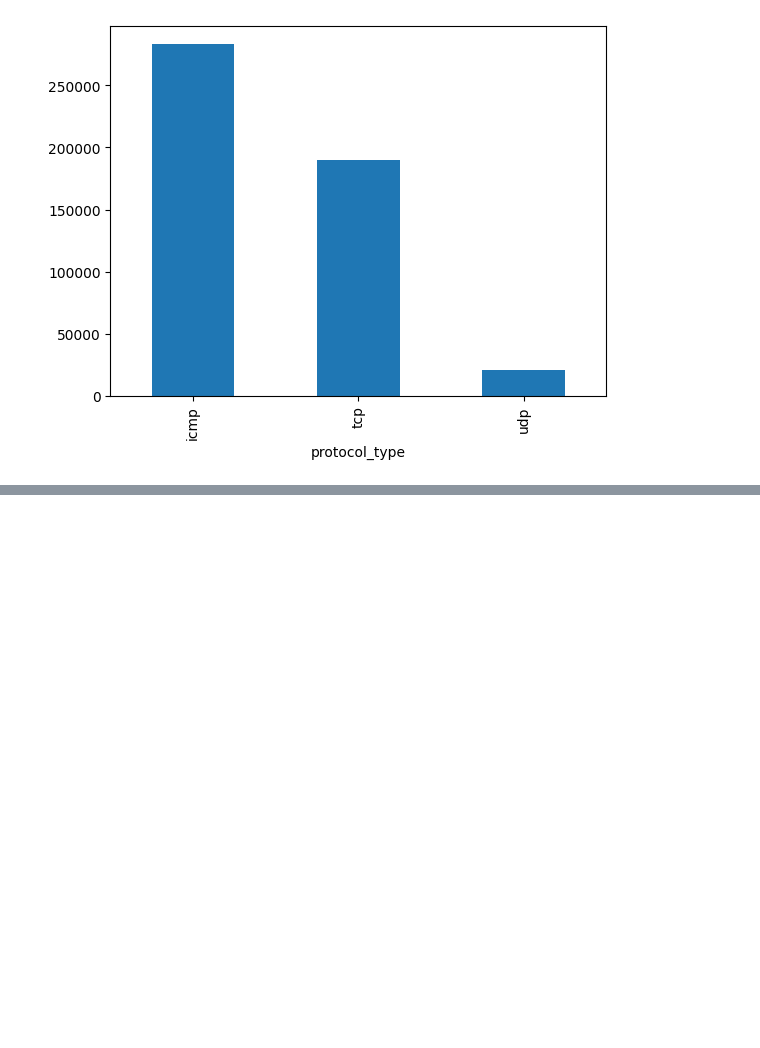
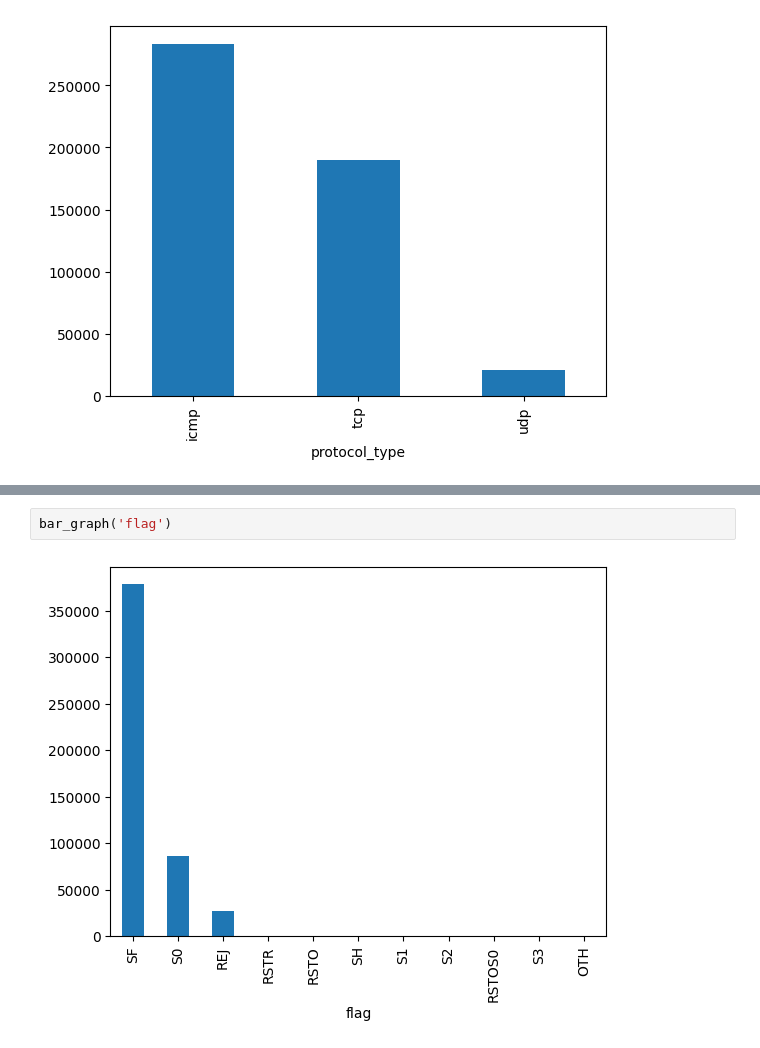
Before and after one commit to ChrisMikhail/Thor-IDS, a Jupyter notebook: main.ipynb, the cells around one changed output, grey strips where cells are left out. Cells and saved outputs as stored; diff of their text form; blank space fills up the shorter version.

```diff
--- a/main.ipynb
+++ b/main.ipynb
@@ -230,0 +242,4 @@ bar_graph('protocol_type')
+# %%
+bar_graph('flag')
+# %% [output]
+[figure, added]
```
Also changed, not shown: parts of 18 cells of this notebook.
